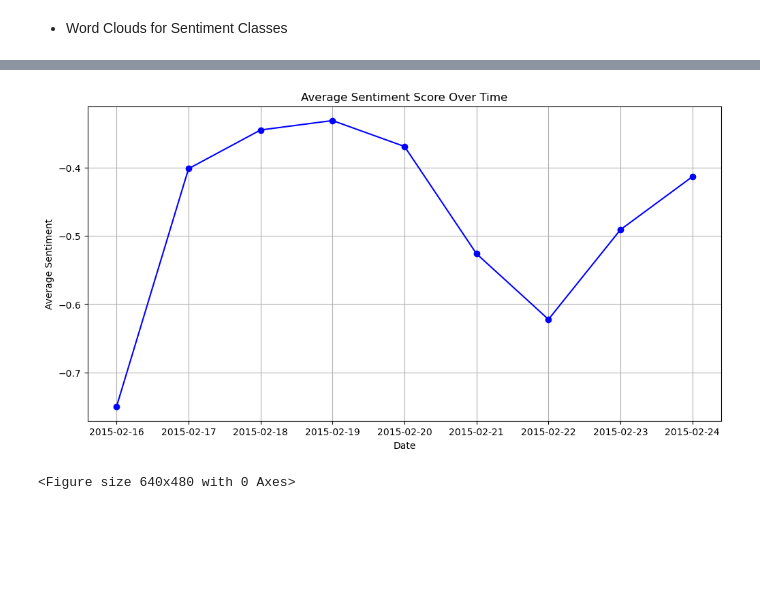
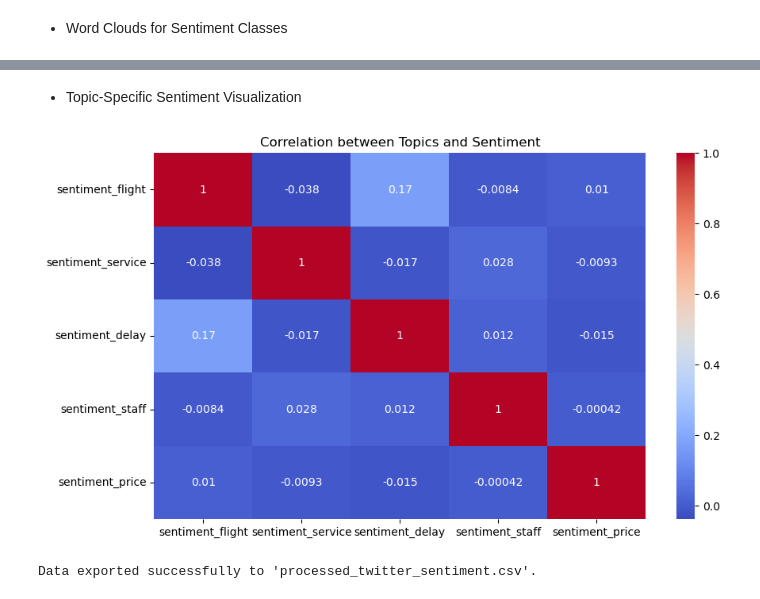
Before and after one commit to Okwy009/Brainwave_matrix_intern_sentiment_analysis, a Jupyter notebook: twitter_api.ipynb, the cells around one changed output, grey strips where cells are left out. Saved outputs shown, nothing was run; the diff lists cells and outputs as text; code cells hidden in the pictures; blank space fills up the shorter version.

```diff
--- a/twitter_api.ipynb
+++ b/twitter_api.ipynb
@@ -180,18 +214,15 @@ plt.savefig('images\Tweets_Word_Cloud.png', dpi=300, bbox_inches='tight')
-# %%
-# Convert tweet_created to datetime
-df['tweet_created'] = pd.to_datetime(df['tweet_created'], errors='coerce')
-
-# Group by date and calculate average sentiment score
-daily_sentiment = df.groupby(df['tweet_created'].dt.date)['sentiment_score'].mean()
-
-plt.figure(figsize=(12, 6))
-daily_sentiment.plot(marker='o', linestyle='-', color='blue')
-plt.title('Average Sentiment Score Over Time')
-plt.xlabel('Date')
-plt.ylabel('Average Sentiment')
-plt.grid(True)
-plt.show()
-plt.savefig('images\Average_Sentiment_Score_Over_Time.png', dpi=300, bbox_inches='tight')
-# %% [output]
-[figure, removed]
-<Figure size 640x480 with 0 Axes>
+# %% [markdown]
+- Topic-Specific Sentiment Visualization
+# %%
+fig, ax = plt.subplots(figsize=(10, 6))
+sns.heatmap(df[[f'sentiment_{topic}' for topic in topics]].corr(), annot=True, cmap='coolwarm')
+plt.title('Correlation between Topics and Sentiment')
+plt.savefig('images/Topic_Sentiment_Correlation.png', dpi=300, bbox_inches='tight')
+# %% [output]
+[figure, added]
+# %%
+# Export the processed data to CSV
+df.to_csv('Dataset\processed_twitter_sentiment.csv', index=False)
+print("Data exported successfully to 'processed_twitter_sentiment.csv'.")
+# %% [output]
+Data exported successfully to 'processed_twitter_sentiment.csv'.
```
Also changed, not shown: parts of 25 cells of this notebook.
